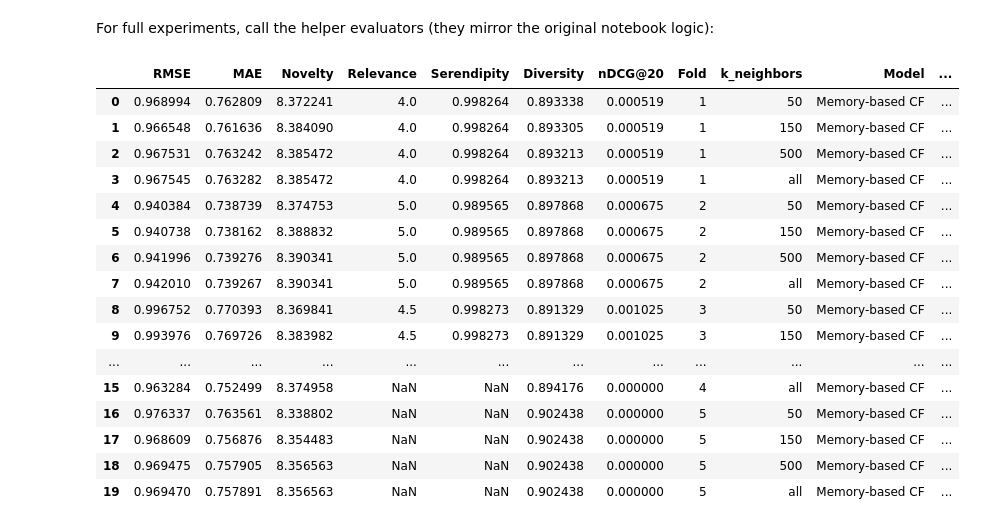
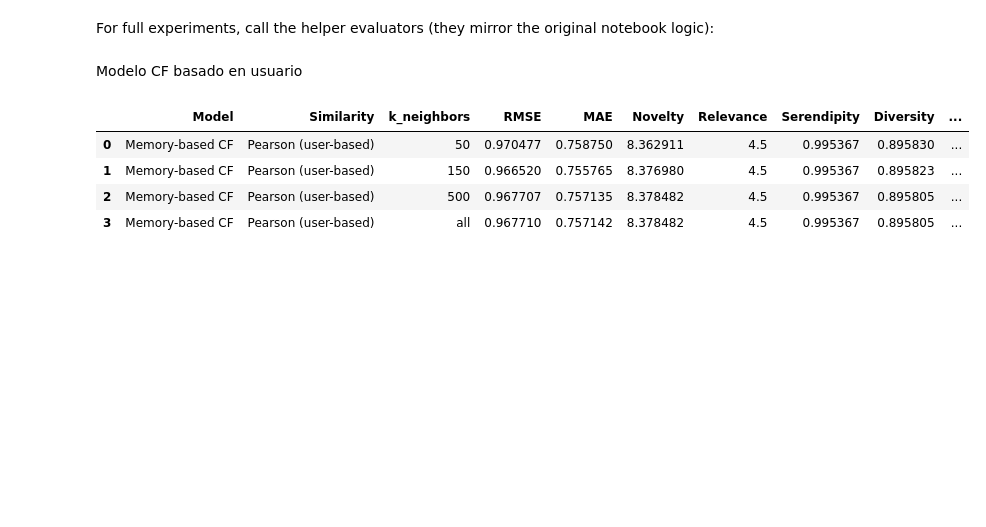
Before and after one commit to IagoArias/Fairness-is-Recommendation-Systems, a Jupyter notebook: notebooks/modular_pipeline.ipynb, the cells around one changed output. Saved outputs shown, nothing was run; the diff lists cells and outputs as text; code cells hidden in the pictures; blank space fills up the shorter version.

```diff
--- a/notebooks/modular_pipeline.ipynb
+++ b/notebooks/modular_pipeline.ipynb
@@ -67,23 +68,14 @@ cf_user_metrics = evaluate_user_based_cf(folds)
 # mf_metrics_df, mf_avg_metrics = evaluate_mf_with_metrics_on_folds(folds)
 # SVD++:
 # svdpp_metrics_df, svdpp_avg_metrics = evaluate_svdpp_with_metrics_on_folds(folds, n_epochs=5)
+# %% [markdown]
+Modelo CF basado en usuario
 # %%
-cf_user_metrics
+metrics_user_based_cf, avg_user_based_cf = evaluate_user_based_cf(folds)
+avg_user_based_cf
 # %% [output]
-|  | RMSE | MAE | Novelty | Relevance | Serendipity | Diversity | nDCG@20 | Fold | k_neighbors | Model | ... |
-| 0 | 0.968994 | 0.762809 | 8.372241 | 4.0 | 0.998264 | 0.893338 | 0.000519 | 1 | 50 | Memory-based CF | ... |
-| 1 | 0.966548 | 0.761636 | 8.384090 | 4.0 | 0.998264 | 0.893305 | 0.000519 | 1 | 150 | Memory-based CF | ... |
-| 2 | 0.967531 | 0.763242 | 8.385472 | 4.0 | 0.998264 | 0.893213 | 0.000519 | 1 | 500 | Memory-based CF | ... |
-| 3 | 0.967545 | 0.763282 | 8.385472 | 4.0 | 0.998264 | 0.893213 | 0.000519 | 1 | all | Memory-based CF | ... |
-| 4 | 0.940384 | 0.738739 | 8.374753 | 5.0 | 0.989565 | 0.897868 | 0.000675 | 2 | 50 | Memory-based CF | ... |
-| 5 | 0.940738 | 0.738162 | 8.388832 | 5.0 | 0.989565 | 0.897868 | 0.000675 | 2 | 150 | Memory-based CF | ... |
-| 6 | 0.941996 | 0.739276 | 8.390341 | 5.0 | 0.989565 | 0.897868 | 0.000675 | 2 | 500 | Memory-based CF | ... |
-| 7 | 0.942010 | 0.739267 | 8.390341 | 5.0 | 0.989565 | 0.897868 | 0.000675 | 2 | all | Memory-based CF | ... |
-| 8 | 0.996752 | 0.770393 | 8.369841 | 4.5 | 0.998273 | 0.891329 | 0.001025 | 3 | 50 | Memory-based CF | ... |
-| 9 | 0.993976 | 0.769726 | 8.383982 | 4.5 | 0.998273 | 0.891329 | 0.001025 | 3 | 150 | Memory-based CF | ... |
-| ... | ... | ... | ... | ... | ... | ... | ... | ... | ... | ... | ... |
-| 15 | 0.963284 | 0.752499 | 8.374958 | NaN | NaN | 0.894176 | 0.000000 | 4 | all | Memory-based CF | ... |
-| 16 | 0.976337 | 0.763561 | 8.338802 | NaN | NaN | 0.902438 | 0.000000 | 5 | 50 | Memory-based CF | ... |
-| 17 | 0.968609 | 0.756876 | 8.354483 | NaN | NaN | 0.902438 | 0.000000 | 5 | 150 | Memory-based CF | ... |
-| 18 | 0.969475 | 0.757905 | 8.356563 | NaN | NaN | 0.902438 | 0.000000 | 5 | 500 | Memory-based CF | ... |
-| 19 | 0.969470 | 0.757891 | 8.356563 | NaN | NaN | 0.902438 | 0.000000 | 5 | all | Memory-based CF | ... |
+|  | Model | Similarity | k_neighbors | RMSE | MAE | Novelty | Relevance | Serendipity | Diversity | ... |
+| 0 | Memory-based CF | Pearson (user-based) | 50 | 0.970477 | 0.758750 | 8.362911 | 4.5 | 0.995367 | 0.895830 | ... |
+| 1 | Memory-based CF | Pearson (user-based) | 150 | 0.966520 | 0.755765 | 8.376980 | 4.5 | 0.995367 | 0.895823 | ... |
+| 2 | Memory-based CF | Pearson (user-based) | 500 | 0.967707 | 0.757135 | 8.378482 | 4.5 | 0.995367 | 0.895805 | ... |
+| 3 | Memory-based CF | Pearson (user-based) | all | 0.967710 | 0.757142 | 8.378482 | 4.5 | 0.995367 | 0.895805 | ... |
```
Also changed, not shown: parts of 8 cells of this notebook, 3 other files.
